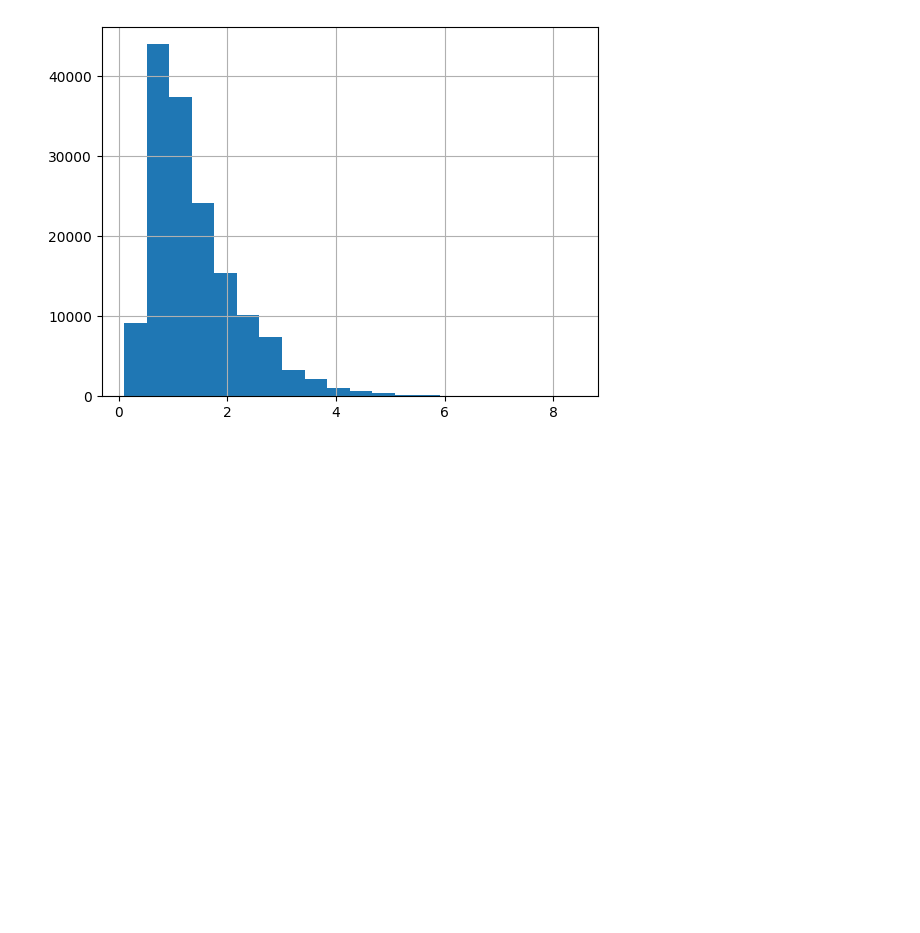
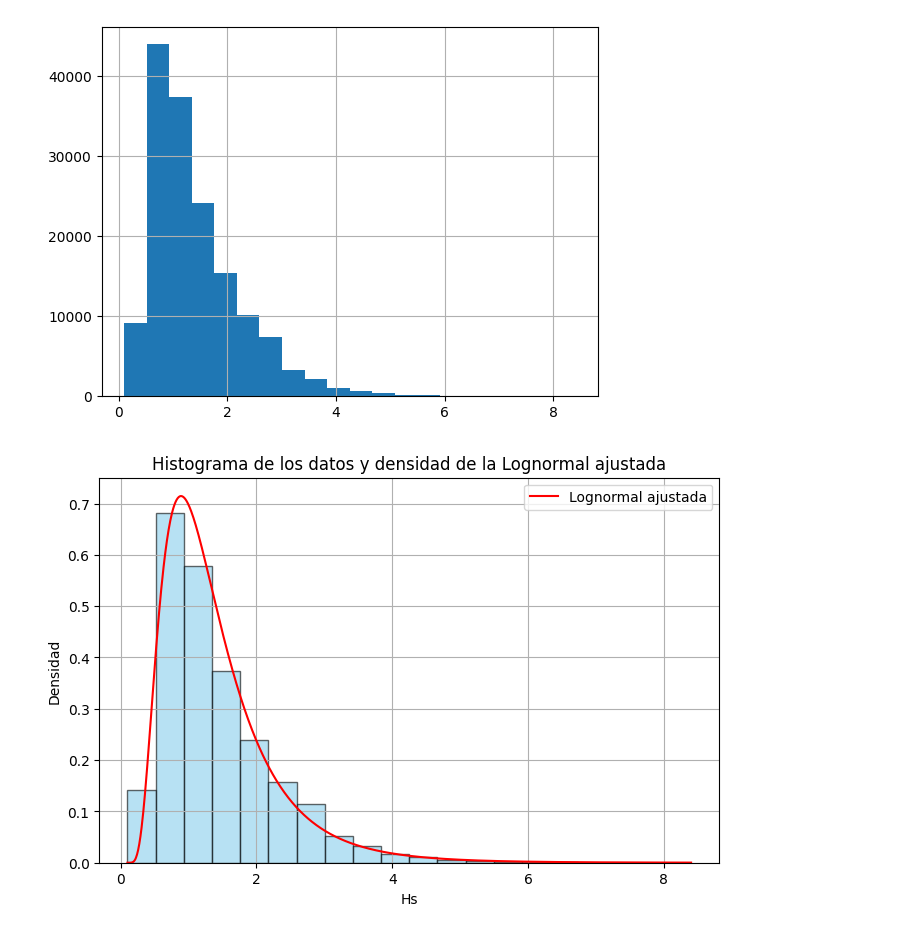
Before and after one commit to viccollado/ExtremeCorrection, a Jupyter notebook: Notebooks/Examples/Hs_Bilbao.ipynb, the cells around one changed output. Saved outputs shown, nothing was run; the diff lists cells and outputs as text; code cells hidden in the pictures; blank space fills up the shorter version.

```diff
--- a/Notebooks/Examples/Hs_Bilbao.ipynb
+++ b/Notebooks/Examples/Hs_Bilbao.ipynb
@@ -159,3 +133,28 @@ df_hs['Hs'].hist(bins=20)
 # %% [output]
 <Axes: >
 [figure]
+# %%
+import scipy.stats as stats
+
+sigma, loc, scale = stats.lognorm.fit(df_hs['Hs'].values)
+# %%
+mu = np.log(scale)  # Relación entre scale y mu
+
+# Crear el histograma
+plt.figure(figsize=(8, 5))
+plt.hist(df_hs['Hs'].values, bins=20, density=True, alpha=0.6, color='skyblue', edgecolor='black')
+
+# Graficar la función de densidad de la lognormal ajustada
+x = np.linspace(min(df_hs['Hs'].values), max(df_hs['Hs'].values), 1000)
+pdf = stats.lognorm.pdf(x, sigma, loc=loc, scale=scale)
+plt.plot(x, pdf, 'r-', label='Lognormal ajustada')
+
+# Etiquetas y leyenda
+plt.title('Histograma de los datos y densidad de la Lognormal ajustada')
+plt.xlabel('Hs')
+plt.ylabel('Densidad')
+plt.legend()
+plt.grid(True)
+plt.show()
+# %% [output]
+[figure, added]
```
Also changed, not shown: parts of 8 cells of this notebook, 1 other file.
